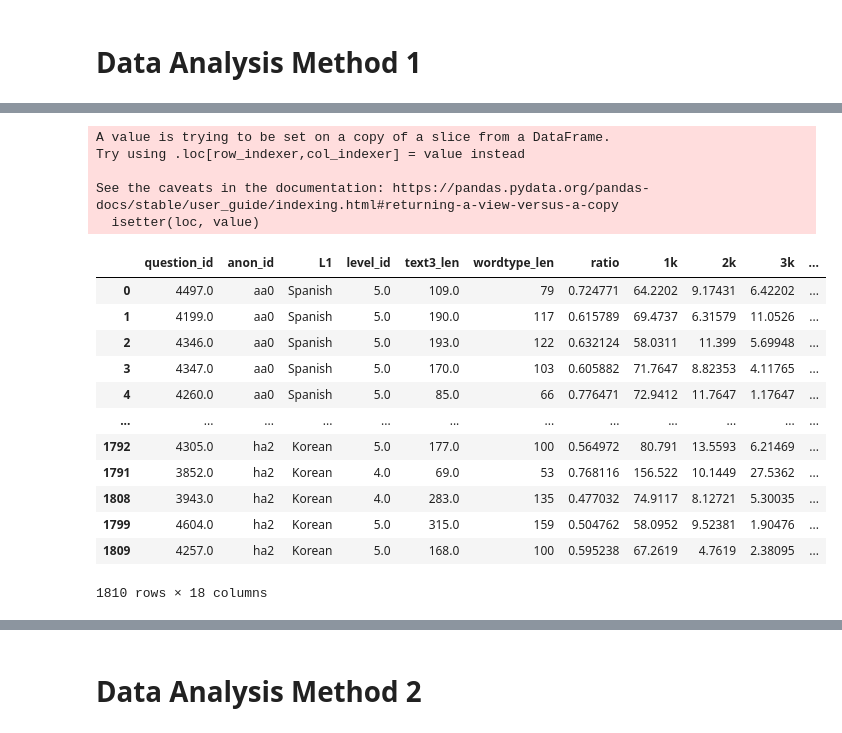
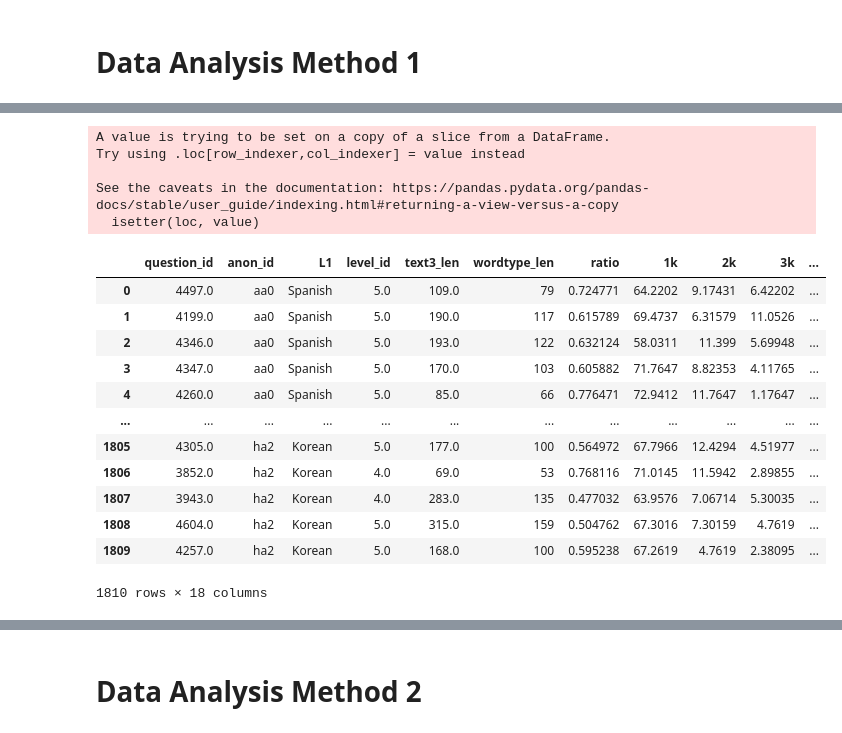
Before and after one commit to mencer456/LRDC-Research, a Jupyter notebook: Data Analysis.ipynb, the cells around one changed output, grey strips where cells are left out. Saved outputs shown, nothing was run; the diff lists cells and outputs as text; code cells hidden in the pictures.

```diff
--- a/Data Analysis.ipynb
+++ b/Data Analysis.ipynb
@@ -593,4 +575,4 @@ da
 # %%
-da=loose_soph.copy().drop(columns='answer_id')
+da=loose_soph.copy().reset_index()
 da
 # %% [output]
@@ -647,41 +613,41 @@ da
 # %%
 index=0
 for anon in da.anon_id:
     token=da.at[index,'text3_len']
     wtype=da.at[index,'wordtype_len']
     ratio=wtype/token
     da.at[index,'ratio']=ratio
-    da.at[index,'1k']=(da.at[index,'1k']/da.at[index,'text3_len'])*100
-    da.at[index,'2k']=(da.at[index,'2k']/da.at[index,'text3_len'])*100
-    da.at[index,'3k']=(da.at[index,'3k']/da.at[index,'text3_len'])*100
-    da.at[index,'4k']=(da.at[index,'4k']/da.at[index,'text3_len'])*100
-    da.at[index,'5k']=(da.at[index,'5k']/da.at[index,'text3_len'])*100
-    da.at[index,'6k']=(da.at[index,'6k']/da.at[index,'text3_len'])*100
-    da.at[index,'7k']=(da.at[index,'7k']/da.at[index,'text3_len'])*100
-    da.at[index,'8k']=(da.at[index,'8k']/da.at[index,'text3_len'])*100
-    da.at[index,'9k']=(da.at[index,'9k']/da.at[index,'text3_len'])*100
-    da.at[index,'10k']=(da.at[index,'10k']/da.at[index,'text3_len'])*100
-    da.at[index,'10k+']=(da.at[index,'10k+']/da.at[index,'text3_len'])*100
+    da.at[index,'1k']=(loose_soph.at[index,'1k']/da.at[index,'text3_len'])*100
+    da.at[index,'2k']=(loose_soph.at[index,'2k']/da.at[index,'text3_len'])*100
+    da.at[index,'3k']=(loose_soph.at[index,'3k']/da.at[index,'text3_len'])*100
+    da.at[index,'4k']=(loose_soph.at[index,'4k']/da.at[index,'text3_len'])*100
+    da.at[index,'5k']=(loose_soph.at[index,'5k']/da.at[index,'text3_len'])*100
+    da.at[index,'6k']=(loose_soph.at[index,'6k']/da.at[index,'text3_len'])*100
+    da.at[index,'7k']=(loose_soph.at[index,'7k']/da.at[index,'text3_len'])*100
+    da.at[index,'8k']=(loose_soph.at[index,'8k']/da.at[index,'text3_len'])*100
+    da.at[index,'9k']=(loose_soph.at[index,'9k']/da.at[index,'text3_len'])*100
+    da.at[index,'10k']=(loose_soph.at[index,'10k']/da.at[index,'text3_len'])*100
+    da.at[index,'10k+']=(loose_soph.at[index,'10k+']/da.at[index,'text3_len'])*100
 
 
     index+=1
 da
 # %% [output]
 A value is trying to be set on a copy of a slice from a DataFrame.
 Try using .loc[row_indexer,col_indexer] = value instead
 
 See the caveats in the documentation: https://pandas.pydata.org/pandas-docs/stable/user_guide/indexing.html#returning-a-view-versus-a-copy
   isetter(loc, value)
 |  | question_id | anon_id | L1 | level_id | text3_len | wordtype_len | ratio | 1k | 2k | 3k | ... |
 | 0 | 4497.0 | aa0 | Spanish | 5.0 | 109.0 | 79 | 0.724771 | 64.2202 | 9.17431 | 6.42202 | ... |
 | 1 | 4199.0 | aa0 | Spanish | 5.0 | 190.0 | 117 | 0.615789 | 69.4737 | 6.31579 | 11.0526 | ... |
 | 2 | 4346.0 | aa0 | Spanish | 5.0 | 193.0 | 122 | 0.632124 | 58.0311 | 11.399 | 5.69948 | ... |
 | 3 | 4347.0 | aa0 | Spanish | 5.0 | 170.0 | 103 | 0.605882 | 71.7647 | 8.82353 | 4.11765 | ... |
 | 4 | 4260.0 | aa0 | Spanish | 5.0 | 85.0 | 66 | 0.776471 | 72.9412 | 11.7647 | 1.17647 | ... |
 | ... | ... | ... | ... | ... | ... | ... | ... | ... | ... | ... | ... |
-| 1792 | 4305.0 | ha2 | Korean | 5.0 | 177.0 | 100 | 0.564972 | 80.791 | 13.5593 | 6.21469 | ... |
-| 1791 | 3852.0 | ha2 | Korean | 4.0 | 69.0 | 53 | 0.768116 | 156.522 | 10.1449 | 27.5362 | ... |
-| 1808 | 3943.0 | ha2 | Korean | 4.0 | 283.0 | 135 | 0.477032 | 74.9117 | 8.12721 | 5.30035 | ... |
-| 1799 | 4604.0 | ha2 | Korean | 5.0 | 315.0 | 159 | 0.504762 | 58.0952 | 9.52381 | 1.90476 | ... |
+| 1805 | 4305.0 | ha2 | Korean | 5.0 | 177.0 | 100 | 0.564972 | 67.7966 | 12.4294 | 4.51977 | ... |
+| 1806 | 3852.0 | ha2 | Korean | 4.0 | 69.0 | 53 | 0.768116 | 71.0145 | 11.5942 | 2.89855 | ... |
+| 1807 | 3943.0 | ha2 | Korean | 4.0 | 283.0 | 135 | 0.477032 | 63.9576 | 7.06714 | 5.30035 | ... |
+| 1808 | 4604.0 | ha2 | Korean | 5.0 | 315.0 | 159 | 0.504762 | 67.3016 | 7.30159 | 4.7619 | ... |
 | 1809 | 4257.0 | ha2 | Korean | 5.0 | 168.0 | 100 | 0.595238 | 67.2619 | 4.7619 | 2.38095 | ... |
 1810 rows × 18 columns
```
Also changed, not shown: parts of 14 cells of this notebook, 1 other file.
